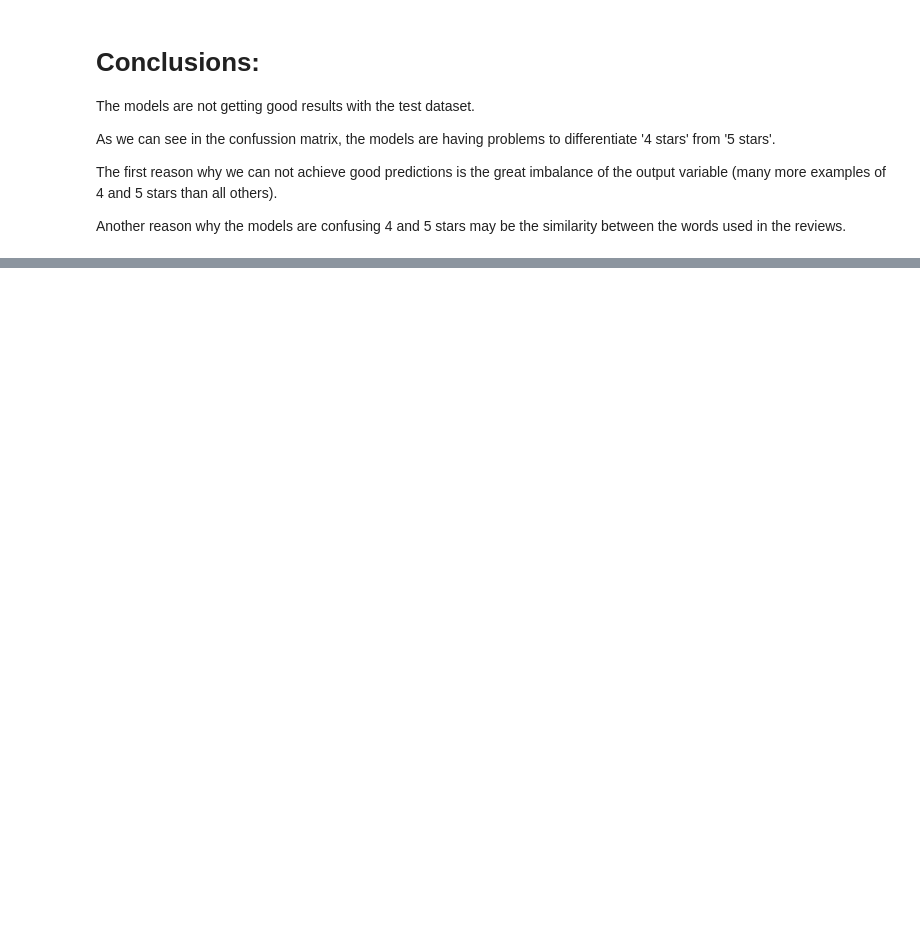
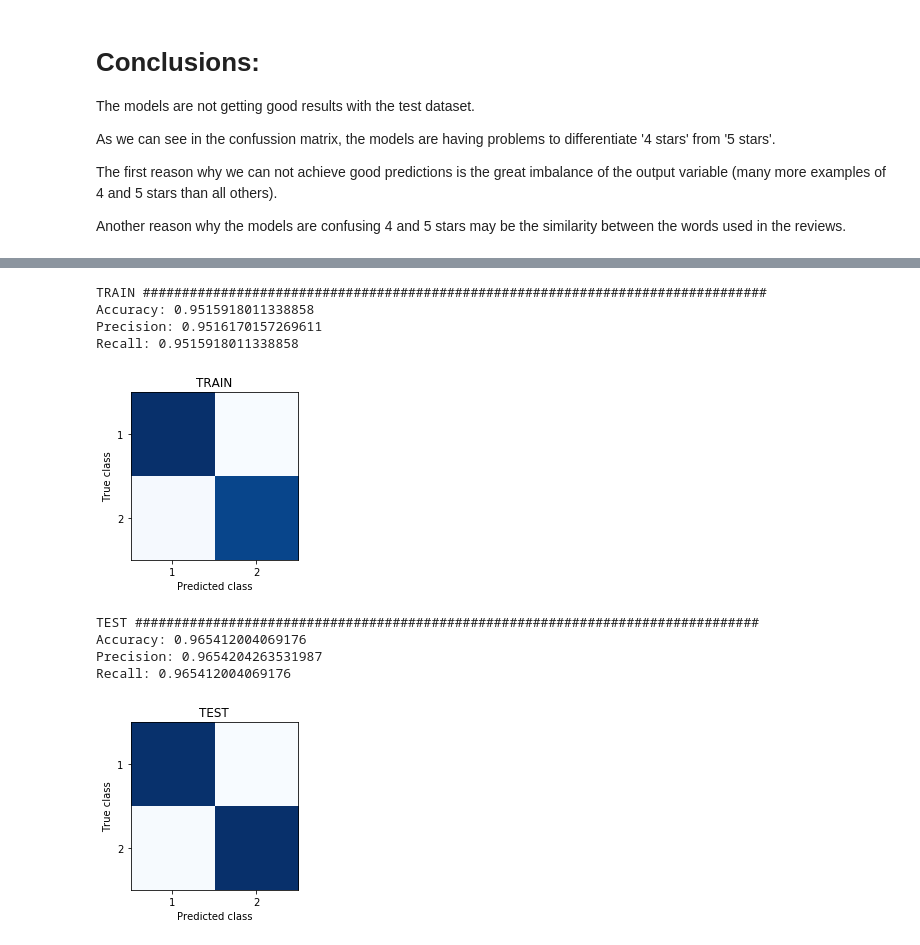
Before and after one commit to nachoperassi/NLP_PredictingYelpScores, a Jupyter notebook: EDA+Preprocessing+Models.ipynb, the cells around one changed output, grey strips where cells are left out. Cells and saved outputs as stored; diff of their text form; code cells hidden in the pictures; blank space fills up the shorter version.

```diff
--- a/EDA+Preprocessing+Models.ipynb
+++ b/EDA+Preprocessing+Models.ipynb
@@ -229,0 +242,4 @@ Another reason why the models are confusing 4 and 5 stars may be the similarity
+# %%
+reviews = negative_reviews.append(positive_reviews)
+# %%
+reviews['positive'] = (reviews.stars > 3)
@@ -229,0 +280,6 @@ Another reason why the models are confusing 4 and 5 stars may be the similarity
+# %%
+INPUT = pd.DataFrame(bag_of_words.toarray(), columns=count_vectorizer.get_feature_names())
+OUTPUT = reviews.positive
+
+print(INPUT.shape)
+print(OUTPUT.shape)
@@ -229,0 +289,10 @@ Another reason why the models are confusing 4 and 5 stars may be the similarity
+# %%
+from sklearn.cross_validation import train_test_split
+
+TRAIN_INPUT, TEST_INPUT, TRAIN_OUTPUT, TEST_OUTPUT = train_test_split(INPUT, OUTPUT, test_size=0.3)
+
+print(TRAIN_INPUT.shape)
+print(TEST_INPUT.shape)
+
+print(TRAIN_OUTPUT.shape)
+print(TEST_OUTPUT.shape)
@@ -229,0 +309,19 @@ Another reason why the models are confusing 4 and 5 stars may be the similarity
+# %%
+from sklearn.svm import LinearSVC
+
+svc_classifier = LinearSVC()
+
+svc_classifier.fit(TRAIN_INPUT, TRAIN_OUTPUT)
+
+evaluate_model(lr_classifier)
+# %% [output]
+TRAIN ################################################################################
+Accuracy: 0.9515918011338858
+Precision: 0.9516170157269611
+Recall: 0.9515918011338858
+[figure, added]
+TEST ################################################################################
+Accuracy: 0.965412004069176
+Precision: 0.9654204263531987
+Recall: 0.965412004069176
+[figure, added]
```
Also changed, not shown: parts of 15 cells of this notebook.
